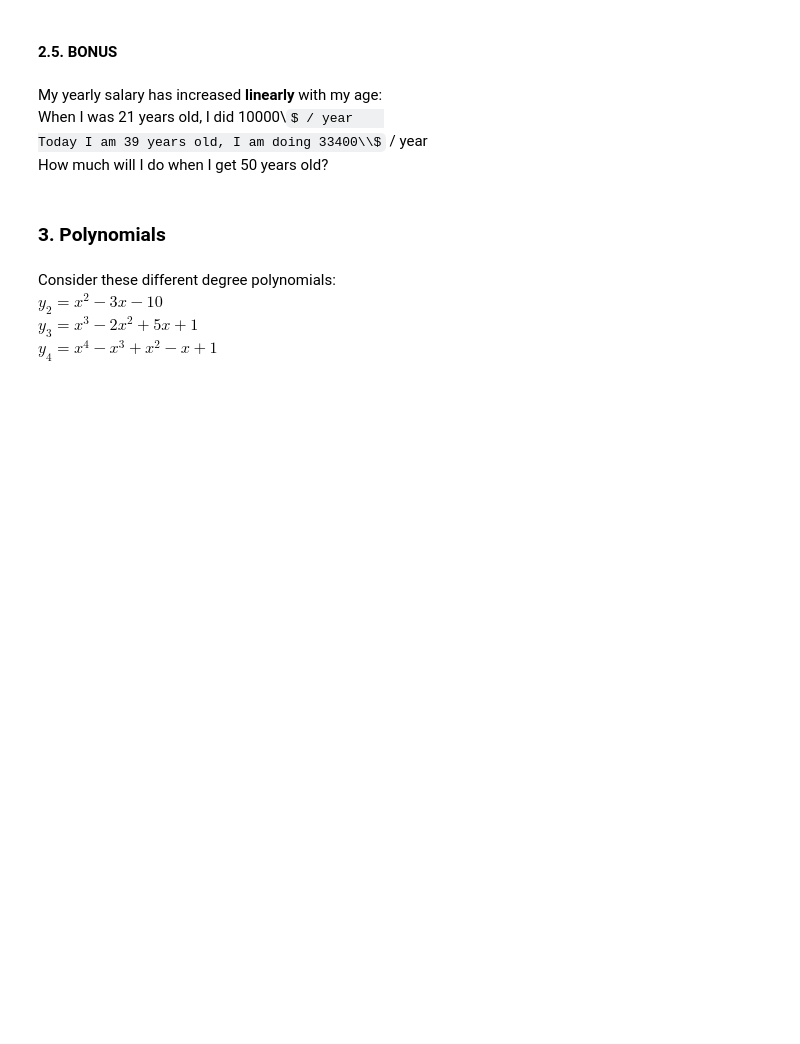
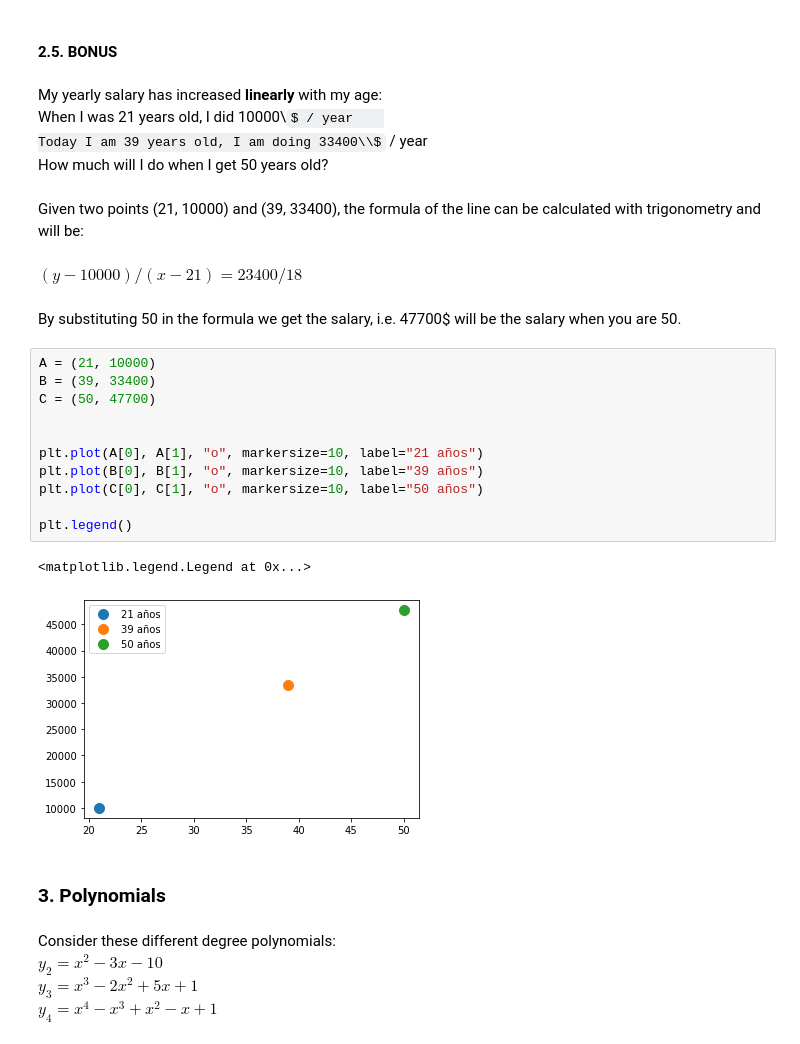
Before and after one commit to Ironhack-Data-Madrid-Enero-2021/lab-math-refresher, a Jupyter notebook: your-code/main.ipynb, the cells around one changed output. Drawn from its saved outputs; the diff is of its cells as text; some formulas as TeX source; blank space fills up the shorter version.

```diff
--- a/your-code/main.ipynb
+++ b/your-code/main.ipynb
@@ -46,6 +136,26 @@ My yearly salary has increased **linearly** with my age:
 When I was 21 years old, I did 10000\\$ / year
 Today I am 39 years old, I am doing 33400\\$ / year
 How much will I do when I get 50 years old?
+# %% [markdown]
+Given two points (21, 10000) and (39, 33400), the formula of the line can be calculated with trigonometry and will be:
+# %% [markdown]
+$(y-10000) / (x-21)=23400 / 18$
+# %% [markdown]
+By substituting 50 in the formula we get the salary, i.e. 47700$ will be the salary when you are 50.
+# %%
+A = (21, 10000)
+B = (39, 33400)
+C = (50, 47700)
+
+
+plt.plot(A[0], A[1], "o", markersize=10, label="21 años")
+plt.plot(B[0], B[1], "o", markersize=10, label="39 años")
+plt.plot(C[0], C[1], "o", markersize=10, label="50 años")
+
+plt.legend()
+# %% [output]
+<matplotlib.legend.Legend at 0x...>
+[figure, added]
 # %% [markdown]
 ### 3. Polynomials
 # %% [markdown]
```
Also changed, not shown: parts of 64 cells of this notebook.
